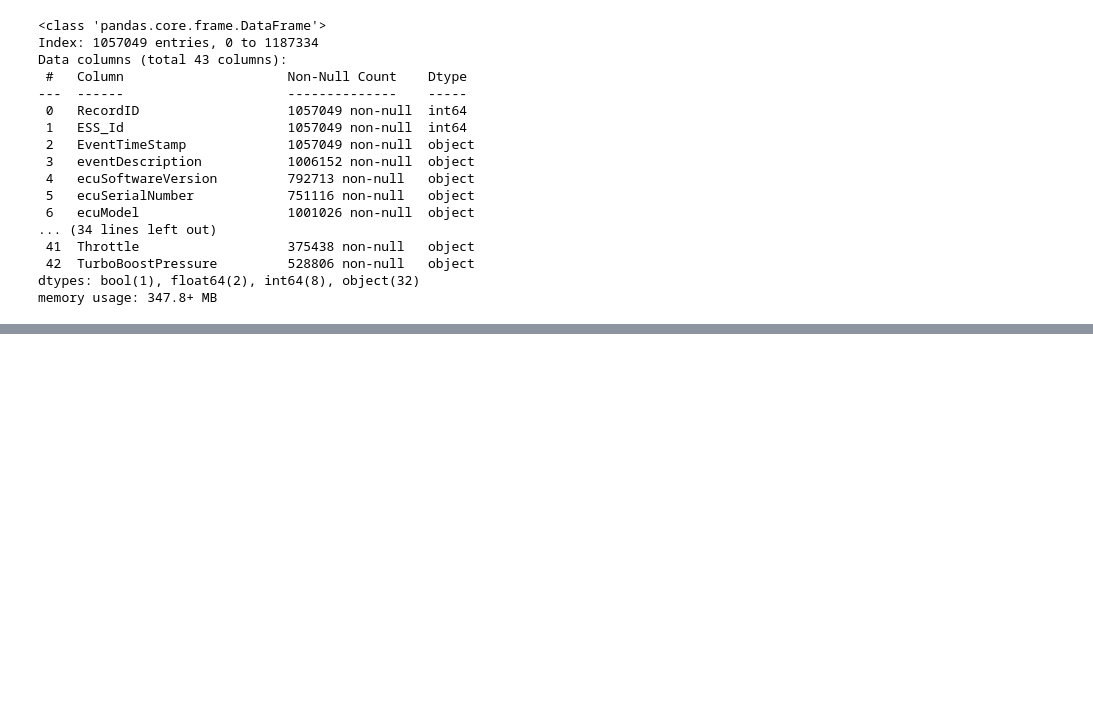
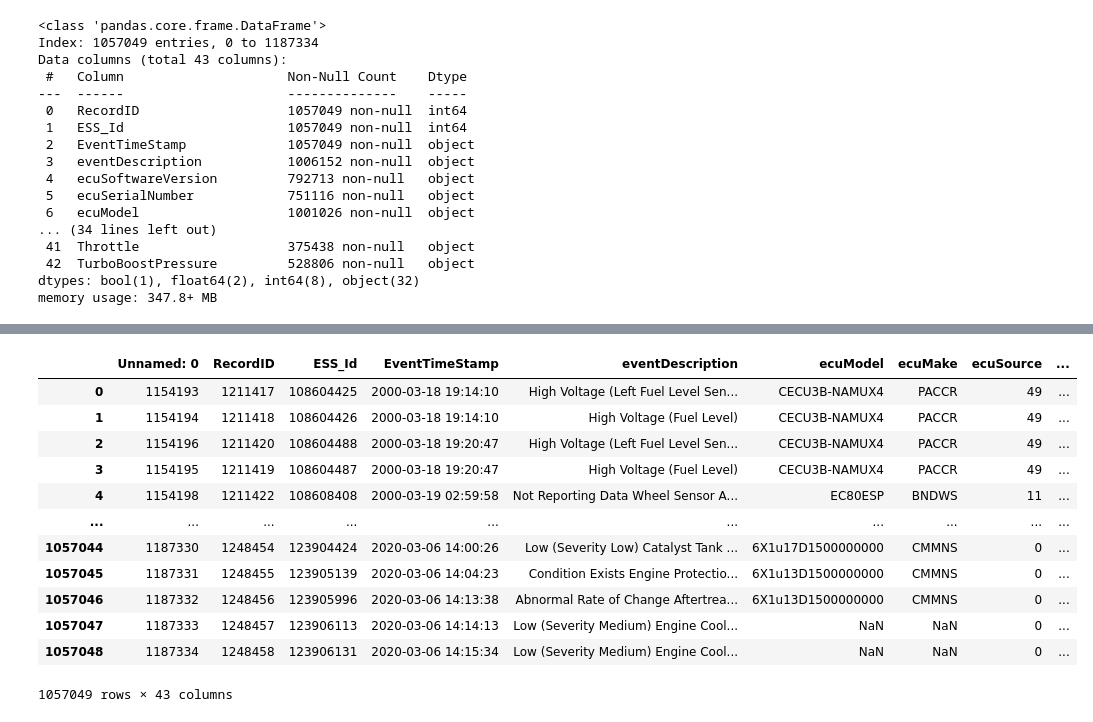
Before and after one commit to nss-data-science-cohort-8/big-g-big-rigs, a Jupyter notebook: notebooks/Big_Rid_Workbook.ipynb, the cells around one changed output, grey strips where cells are left out. Saved outputs shown, nothing was run; the diff lists cells and outputs as text; code cells hidden in the pictures; blank space fills up the shorter version.

```diff
--- a/notebooks/Big_Rid_Workbook.ipynb
+++ b/notebooks/Big_Rid_Workbook.ipynb
@@ -419,0 +548,18 @@ Or even more.
+# %%
+data_clean = pd.read_csv('../data/data_clean.csv')
+# %%
+data_clean
+# %% [output]
+|  | Unnamed: 0 | RecordID | ESS_Id | EventTimeStamp | eventDescription | ecuModel | ecuMake | ecuSource | ... |
+| 0 | 1154193 | 1211417 | 108604425 | 2000-03-18 19:14:10 | High Voltage (Left Fuel Level Sen... | CECU3B-NAMUX4 | PACCR | 49 | ... |
+| 1 | 1154194 | 1211418 | 108604426 | 2000-03-18 19:14:10 | High Voltage (Fuel Level) | CECU3B-NAMUX4 | PACCR | 49 | ... |
+| 2 | 1154196 | 1211420 | 108604488 | 2000-03-18 19:20:47 | High Voltage (Left Fuel Level Sen... | CECU3B-NAMUX4 | PACCR | 49 | ... |
+| 3 | 1154195 | 1211419 | 108604487 | 2000-03-18 19:20:47 | High Voltage (Fuel Level) | CECU3B-NAMUX4 | PACCR | 49 | ... |
+| 4 | 1154198 | 1211422 | 108608408 | 2000-03-19 02:59:58 | Not Reporting Data Wheel Sensor A... | EC80ESP | BNDWS | 11 | ... |
+| ... | ... | ... | ... | ... | ... | ... | ... | ... | ... |
+| 1057044 | 1187330 | 1248454 | 123904424 | 2020-03-06 14:00:26 | Low (Severity Low) Catalyst Tank ... | 6X1u17D1500000000 | CMMNS | 0 | ... |
+| 1057045 | 1187331 | 1248455 | 123905139 | 2020-03-06 14:04:23 | Condition Exists Engine Protectio... | 6X1u13D1500000000 | CMMNS | 0 | ... |
+| 1057046 | 1187332 | 1248456 | 123905996 | 2020-03-06 14:13:38 | Abnormal Rate of Change Aftertrea... | 6X1u13D1500000000 | CMMNS | 0 | ... |
+| 1057047 | 1187333 | 1248457 | 123906113 | 2020-03-06 14:14:13 | Low (Severity Medium) Engine Cool... | NaN | NaN | 0 | ... |
+| 1057048 | 1187334 | 1248458 | 123906131 | 2020-03-06 14:15:34 | Low (Severity Medium) Engine Cool... | NaN | NaN | 0 | ... |
+1057049 rows × 43 columns
```
Also changed, not shown: parts of 35 cells of this notebook.
